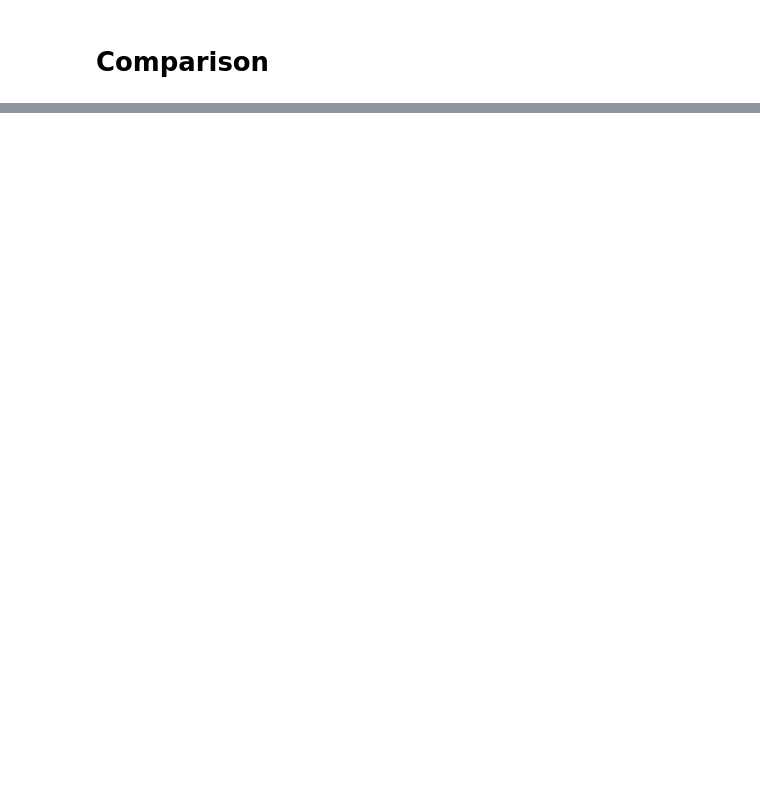
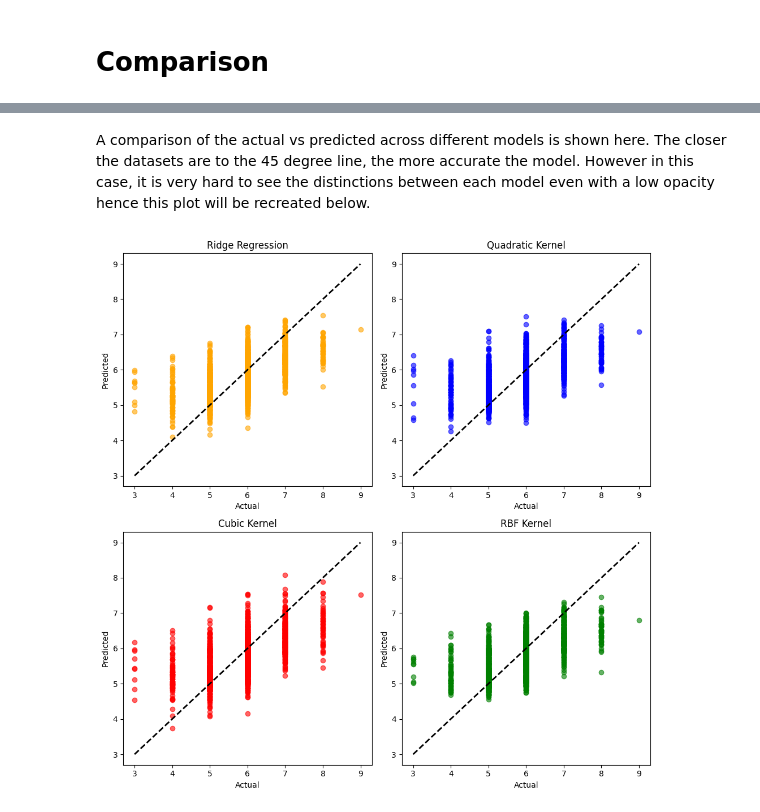
Before and after one commit to dbfranco07/AI221_ClassicalMachineLearning_MachineExercises, a Jupyter notebook: MachineExercise3_WineQuality_SVR.ipynb, the cells around one changed output, grey strips where cells are left out. Drawn from its saved outputs; the diff is of its cells as text; code cells hidden in the pictures; blank space fills up the shorter version.

```diff
--- a/MachineExercise3_WineQuality_SVR.ipynb
+++ b/MachineExercise3_WineQuality_SVR.ipynb
@@ -148,0 +153,38 @@ plt.plot([yq_test.min(), yq_test.max()], [yq_test.min(), yq_test.max()], 'k--',
+# %% [markdown]
+A comparison of the actual vs predicted across different models is shown here. The closer the datasets are to the 45 degree line, the more accurate the model. However in this case, it is very hard to see the distinctions between each model even with a low opacity hence this plot will be recreated below.
+# %%
+fig, axes = plt.subplots(2, 2, figsize=(10, 10))
+
+# Ridge Regression
+axes[0, 0].scatter(yq_test, yq_pred_ridge, color='orange', alpha=0.6, label='Ridge Model')
+axes[0, 0].plot([yq_test.min(), yq_test.max()], [yq_test.min(), yq_test.max()], 'k--', lw=2)
+axes[0, 0].set_title('Ridge Regression')
+axes[0, 0].set_xlabel('Actual')
+axes[0, 0].set_ylabel('Predicted')
+
+# Quadratic Kernel
+axes[0, 1].scatter(yq_test, yq_pred_svm_quad, color='blue', alpha=0.6, label='Quadratic Kernel')
+axes[0, 1].plot([yq_test.min(), yq_test.max()], [yq_test.min(), yq_test.max()], 'k--', lw=2)
+axes[0, 1].set_title('Quadratic Kernel')
+axes[0, 1].set_xlabel('Actual')
+axes[0, 1].set_ylabel('Predicted')
+
+# Cubic Kernel
+axes[1, 0].scatter(yq_test, yq_pred_svm_cubic, color='red', alpha=0.6, label='Cubic Kernel')
+axes[1, 0].plot([yq_test.min(), yq_test.max()], [yq_test.min(), yq_test.max()], 'k--', lw=2)
+axes[1, 0].set_title('Cubic Kernel')
+axes[1, 0].set_xlabel('Actual')
+axes[1, 0].set_ylabel('Predicted')
+
+# RBF Kernel
+axes[1, 1].scatter(yq_test, yq_pred_svm_rbf, color='green', alpha=0.6, label='RBF Kernel')
+axes[1, 1].plot([yq_test.min(), yq_test.max()], [yq_test.min(), yq_test.max()], 'k--', lw=2)
+axes[1, 1].set_title('RBF Kernel')
+axes[1, 1].set_xlabel('Actual')
+axes[1, 1].set_ylabel('Predicted')
+
+# Display plot
+plt.tight_layout()
+plt.show();
+# %% [output]
+[figure, added]
```
Also changed, not shown: parts of 19 cells of this notebook.
